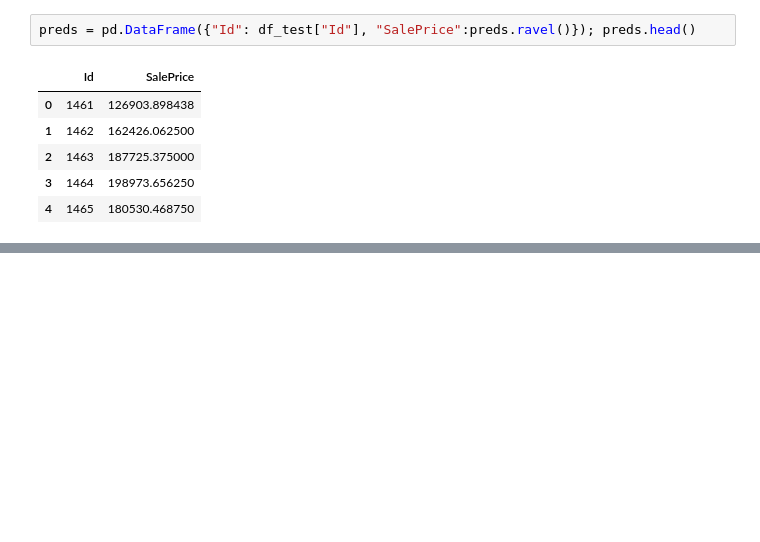
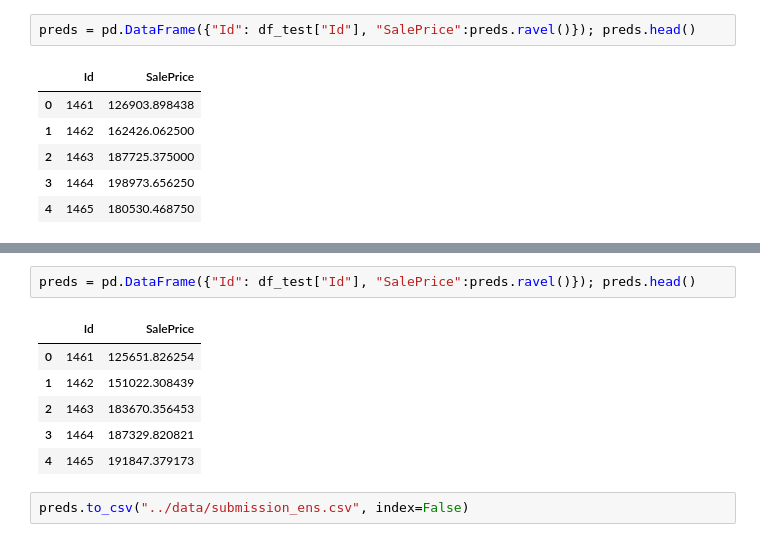
Before and after one commit to eschmidt42/kaggle_house_prices, a Jupyter notebook: notebooks/index.ipynb, the cells around one changed output, grey strips where cells are left out. Drawn from its saved outputs; the diff is of its cells as text; blank space fills up the shorter version.

Commit message:
index.ipynb: prettified

```diff
--- a/notebooks/index.ipynb
+++ b/notebooks/index.ipynb
@@ -338,0 +382,11 @@ preds.to_csv("../data/submission.csv", index=False)
+# %%
+preds = pd.DataFrame({"Id": df_test["Id"], "SalePrice":preds.ravel()}); preds.head()
+# %% [output]
+|  | Id | SalePrice |
+| 0 | 1461 | 125651.826254 |
+| 1 | 1462 | 151022.308439 |
+| 2 | 1463 | 183670.356453 |
+| 3 | 1464 | 187329.820821 |
+| 4 | 1465 | 191847.379173 |
+# %%
+preds.to_csv("../data/submission_ens.csv", index=False)
```
Also changed, not shown: parts of 42 cells of this notebook.
